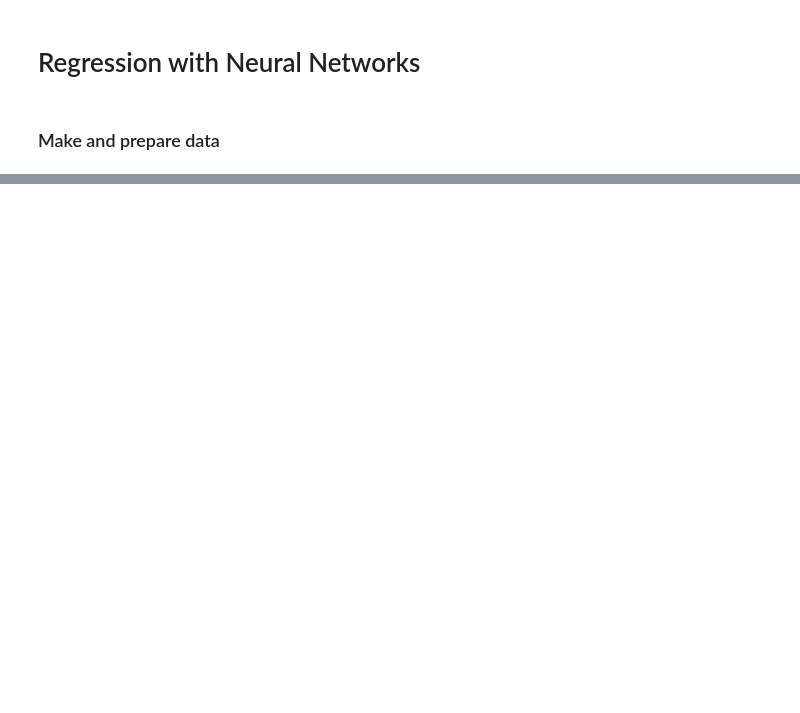
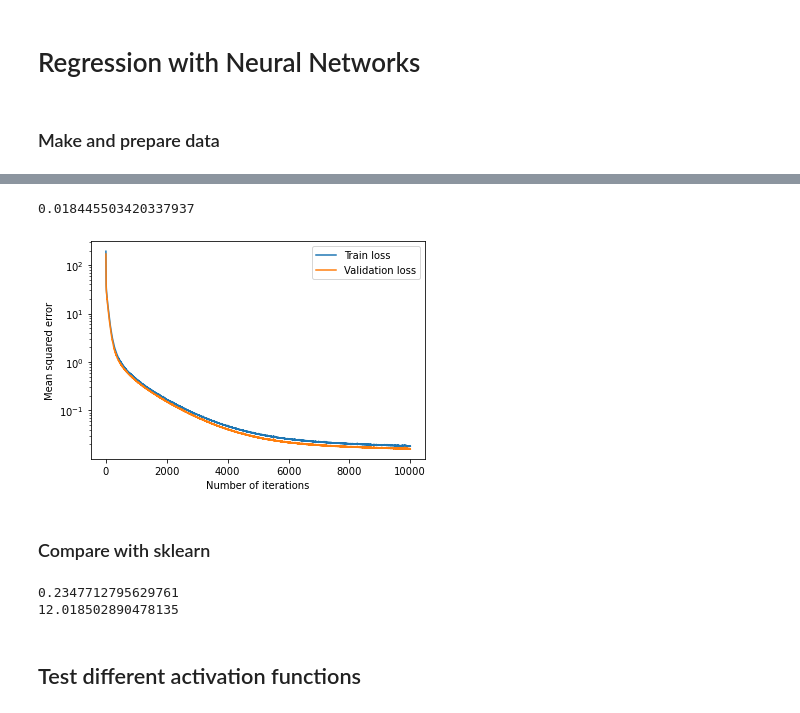
Before and after one commit to OdaLangrekken/FYS-STK4155, a Jupyter notebook: Project2/project2_code/notebooks/Partbc_NeuralNetworkRegression.ipynb, the cells around one changed output, grey strips where cells are left out. Cells and saved outputs as stored; diff of their text form; code cells hidden in the pictures; blank space fills up the shorter version.

```diff
--- a/Project2/project2_code/notebooks/Partbc_NeuralNetworkRegression.ipynb
+++ b/Project2/project2_code/notebooks/Partbc_NeuralNetworkRegression.ipynb
@@ -341,0 +71,26 @@ MSE(y_pred_test, y_test)
+# %%
+num_epochs = 10000
+minibatches = 5
+learning_rate = 0.0001
+lamb = 0
+
+
+network = NeuralNetwork(X_train_scaled.shape[1])
+network.add_layer(100)
+network.add_layer(1)
+
+network.train(X_train_scaled, y_train, minibatches=minibatches, num_epochs = num_epochs, learning_rate=learning_rate, reg_coef=lamb, return_loss=True, loss='MSE', data_val=X_val_scaled, target_val=y_val)
+print(min(network.loss_train))
+
+plt.plot(range(num_epochs), network.loss_train, label='Train loss');
+plt.plot(range(num_epochs), network.loss_val, label='Validation loss');
+plt.xlabel('Number of iterations');
+plt.ylabel('Mean squared error')
+plt.legend()
+plt.yscale('log')
+plt.savefig('..\\..\\output\\figures\\NNregr_1layers_100nodes.jpg')
+# %% [output]
+0.018445503420337937
+[figure, added]
+# %% [markdown]
+### Compare with sklearn
@@ -341,0 +120,8 @@ MSE(y_pred_test, y_test)
+# %%
+print(np.mean(nn_mse))
+print(np.mean(sk_mse))
+# %% [output]
+0.2347712795629761
+12.018502890478135
+# %% [markdown]
+## Test different activation functions
```
Also changed, not shown: parts of 21 cells of this notebook, 24 other files.
